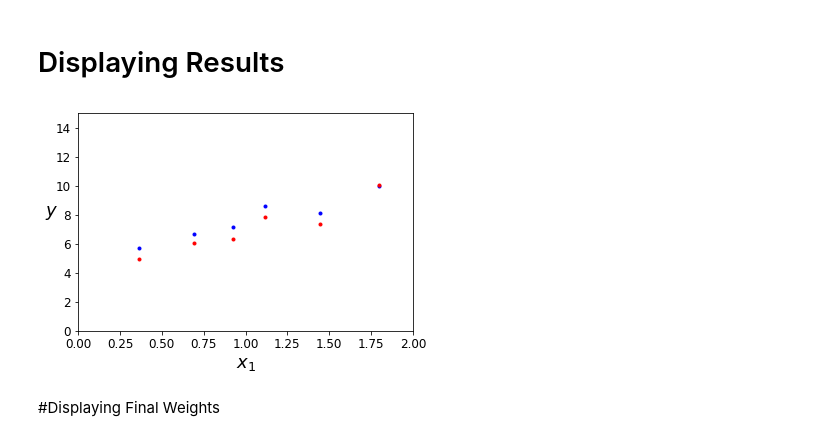
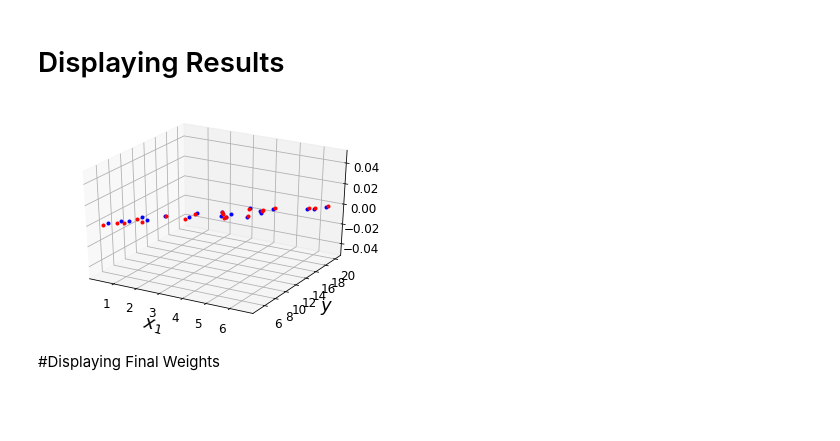
Before and after one commit to fjoseph631/Machine-Learning, a Jupyter notebook: Problem_2_HW1_AI.ipynb, the cells around one changed output. Drawn from its saved outputs; the diff is of its cells as text; code cells hidden in the pictures; blank space fills up the shorter version.

```diff
--- a/Problem_2_HW1_AI.ipynb
+++ b/Problem_2_HW1_AI.ipynb
@@ -60,16 +64,23 @@ array([0.14517422])
 # %% [markdown]
 # Displaying Results
 # %%
+from mpl_toolkits.mplot3d import Axes3D
+ax = plt.axes(projection='3d')
+
 pred_ys = w1 * test_x1s + w2 * test_x2s+ b
 
 plt.plot(test_x1s+test_x2s, test_ys, "b.")
 plt.plot(test_x1s+test_x2s, pred_ys, "r.") # predicted values
 plt.xlabel("$x_1$", fontsize=18)
 plt.ylabel("$y$", rotation=0, fontsize=18)
-plt.axis([0, 2, 0, 15])
+
+
+
+#ax.scatter3D(xdata, ydata, zdata, c=zdata, cmap='Greens');
+#plt.axis([0, 2, 0, 15])
 plt.show()
 # %% [output]
-[figure, old version]
+[figure, new version]
 # %% [markdown]
 #Displaying Final Weights
 # %%
```
Also changed, not shown: parts of 2 cells of this notebook.
